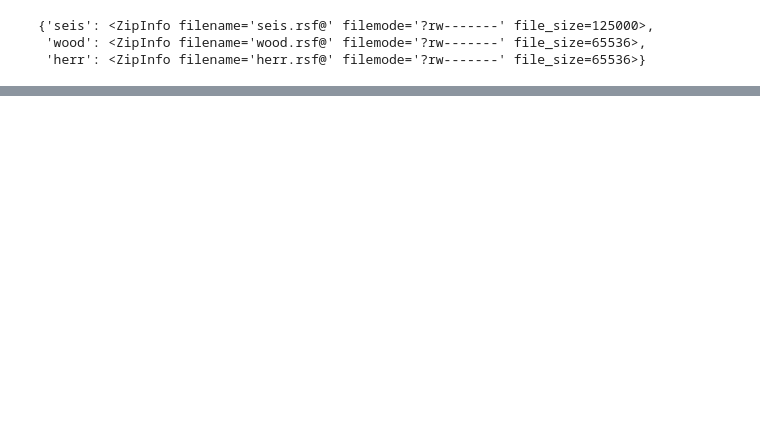
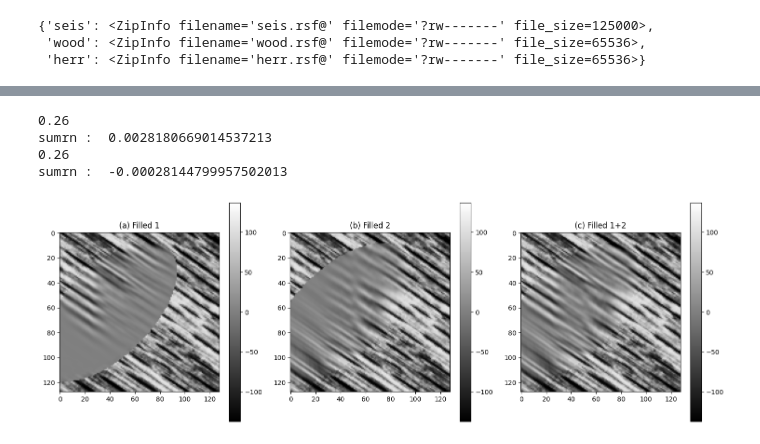
Before and after one commit to jonatchoum/pef_perso_gitpod2, a Jupyter notebook: PEF_python.ipynb, the cells around one changed output, grey strips where cells are left out. Saved outputs shown, nothing was run; the diff lists cells and outputs as text; code cells hidden in the pictures; blank space fills up the shorter version.

```diff
--- a/PEF_python.ipynb
+++ b/PEF_python.ipynb
@@ -577,12 +498,18 @@ lag = np.array(lag)
 # %%
 def fill_hole(forward, hole, mask, pad, noise=0, seed=1):
     "Fill holes in data using forward or backward filling"
+    np.save("./npy/p_first_hole.npy",hole)
+    np.save("./npy/p_first_mask.npy",mask)
 
     if forward:
+        # fake_randoms = rnd_seed1
         # Pad data with zeros on the left
         holepad = np.hstack([np.zeros((hole.shape[0], pad), dtype=np.float32, order="F"), hole])
+        np.save("./npy/p_holepad.npy", holepad)
+        np.save("./npy/p_hole.npy", hole)
 
         maskpad = np.hstack([np.zeros((mask.shape[0], pad), dtype=bool, order="F"), mask])
+        np.save("./npy/p_maskpad.npy", maskpad)
 
         # Fill missing data
         stream_missing_helix(holepad, maskpad, lag, 1e6, noise, seed)
@@ -591,16 +518,25 @@ def fill_hole(forward, hole, mask, pad, noise=0, seed=1):
         return holepad[:, pad:]
 
     else:
+        # fake_randoms = rnd_seed2
         # Reverse the data
-        rhole = np.flip(hole, axis=1)
-        rmask = np.flip(mask, axis=1)
+        rhole = np.asfortranarray(np.flip(hole))
+        # rhole = np.asfortranarray(np.flip(hole,axis=1))
+        np.save("./npy/p_rhole.npy",rhole)
+
+        rmask = np.asfortranarray(np.flip(mask))
+        # rmask = np.asfortranarray(np.flip(mask,axis=1))
+        np.save("./npy/p_rmask.npy",rmask)
 
         # Pad reversed data with zeros on the left
         holepad = np.hstack([np.zeros((rhole.shape[0], pad), dtype=np.float32, order="F"), rhole])
+        np.save("./npy/p_else_holepad.npy", holepad)
         maskpad = np.hstack([np.zeros((rmask.shape[0], pad), dtype=bool, order="F"), rmask])
+        np.save("./npy/p_else_maskpad.npy", maskpad)
 
         # Fill missing data
         stream_missing_helix(holepad, maskpad, lag, 1e6, noise, seed + 1)
 
         # Return reversed filled data
-        return np.flip(holepad[:, pad:], axis=1)
+        # return np.flip(holepad[:, pad:], axis=1)
+        return np.asfortranarray(np.flip(holepad[:, pad:]))
@@ -641,24 +543,40 @@ print(filled1[nonzero])
+# %%
+np.save("./npy/p_whole_before.npy",whole)
+filled1 = fill_hole(True, whole, wmask, 20)
+np.save("./npy/p_filled1.npy",filled1)
+filled2 = fill_hole(False, whole, wmask, 20)
+np.save("./npy/p_filled2.npy",filled2)
+# %% [output]
+0.26
+sumrn :  0.0028180669014537213
+0.26
+sumrn :  -0.00028144799957502013
 # %%
 def plot2(ax, data, title):
     # Display heatmap on the provided axis
-    im = ax.imshow(data, cmap='gray', vmin=-137, vmax=137, origin='upper')
+    # im = ax.imshow(data, cmap='gray', vmin=-137, vmax=137, origin='upper')
+    im = ax.imshow(data, cmap='gray', vmin=-137, vmax=137)
     ax.set_title(title)
-    ax.axis('off')  # Remove axis labels and ticks
+    # ax.axis('off')  # Remove axis labels and ticks
     return im  # Return the image for adding colorbars if needed
 # %%
 # Create the figure and subplots
 fig, (ax1, ax2, ax3) = plt.subplots(1, 3, figsize=(15, 5))
 
 # Plot the three images
 im1 = plot2(ax1, filled1, "(a) Filled 1")
 im2 = plot2(ax2, filled2, "(b) Filled 2")
 im3 = plot2(ax3, filled1 + filled2 - whole, "(c) Filled 1+2")
 
+np.save("./npy/p_p3.npy",filled1+filled2-whole)
+
 # Add a colorbar for each subplot (optional)
 fig.colorbar(im1, ax=ax1)
 fig.colorbar(im2, ax=ax2)
 fig.colorbar(im3, ax=ax3)
 
 # Adjust layout
 plt.tight_layout()
 plt.show()
+# %% [output]
+[figure, added]
```
Also changed, not shown: parts of 45 cells of this notebook, 1 other file.
